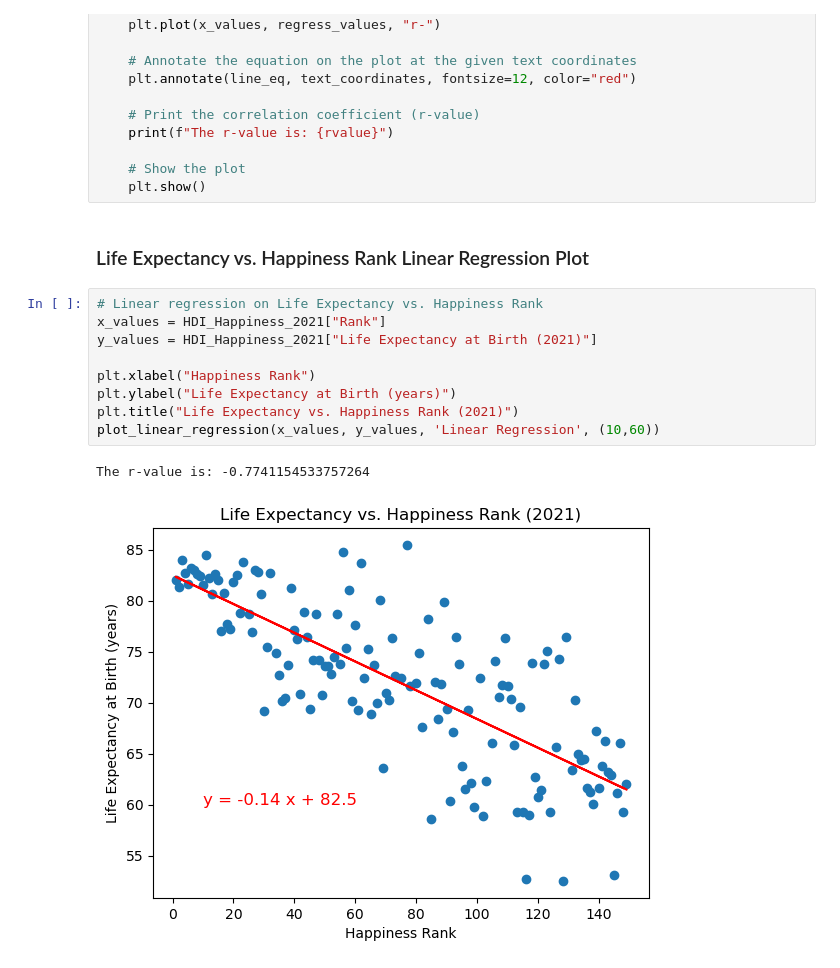
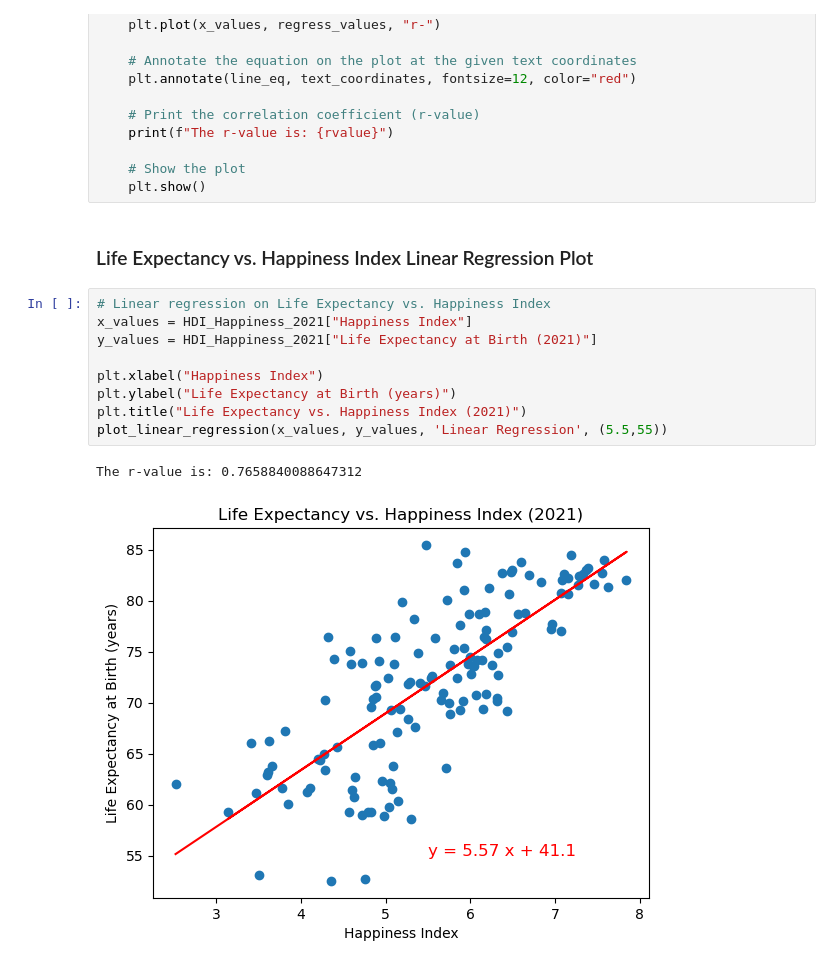
Before and after one commit to mgtaylor119/Project1-HDI_WorldHappiness, a Jupyter notebook: Rachael.ipynb, the cells around one changed output. Cells and saved outputs as stored; diff of their text form.

```diff
--- a/Rachael.ipynb
+++ b/Rachael.ipynb
@@ -49,17 +49,17 @@ def plot_linear_regression(x_values, y_values, title, text_coordinates):
     # Show the plot
     plt.show()
 # %% [markdown]
-### Life Expectancy vs. Happiness Rank Linear Regression Plot
+### Life Expectancy vs. Happiness Index Linear Regression Plot
 # %%
-# Linear regression on Life Expectancy vs. Happiness Rank
-x_values = HDI_Happiness_2021["Rank"]
+# Linear regression on Life Expectancy vs. Happiness Index
+x_values = HDI_Happiness_2021["Happiness Index"]
 y_values = HDI_Happiness_2021["Life Expectancy at Birth (2021)"]
 
-plt.xlabel("Happiness Rank")
+plt.xlabel("Happiness Index")
 plt.ylabel("Life Expectancy at Birth (years)")
-plt.title("Life Expectancy vs. Happiness Rank (2021)")
-plot_linear_regression(x_values, y_values, 'Linear Regression', (10,60))
+plt.title("Life Expectancy vs. Happiness Index (2021)")
+plot_linear_regression(x_values, y_values, 'Linear Regression', (5.5,55))
 # %% [output]
-The r-value is: -0.7741154533757264
+The r-value is: 0.7658840088647312
-[figure, old version]
+[figure, new version]
 # %% [markdown]
```
Also changed, not shown: parts of 9 cells of this notebook, 2 other files.
